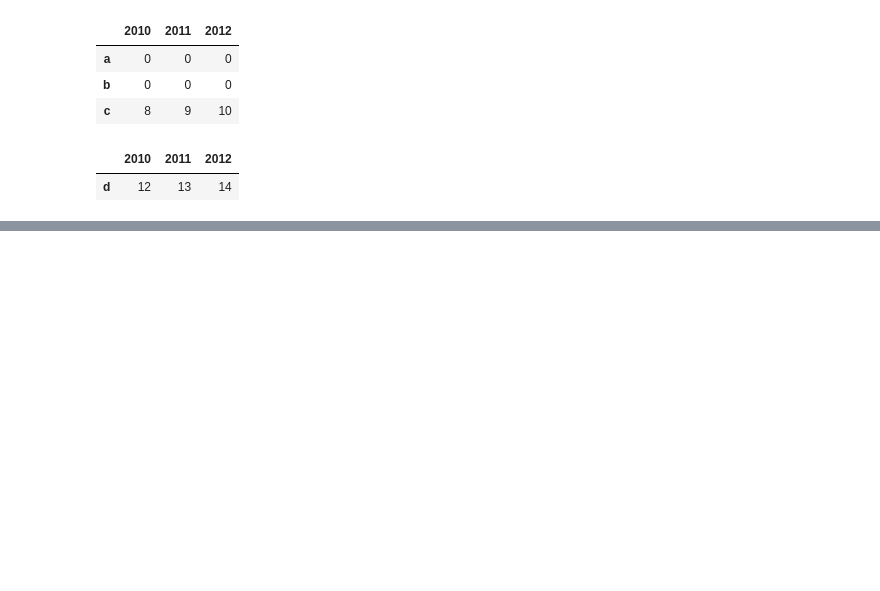
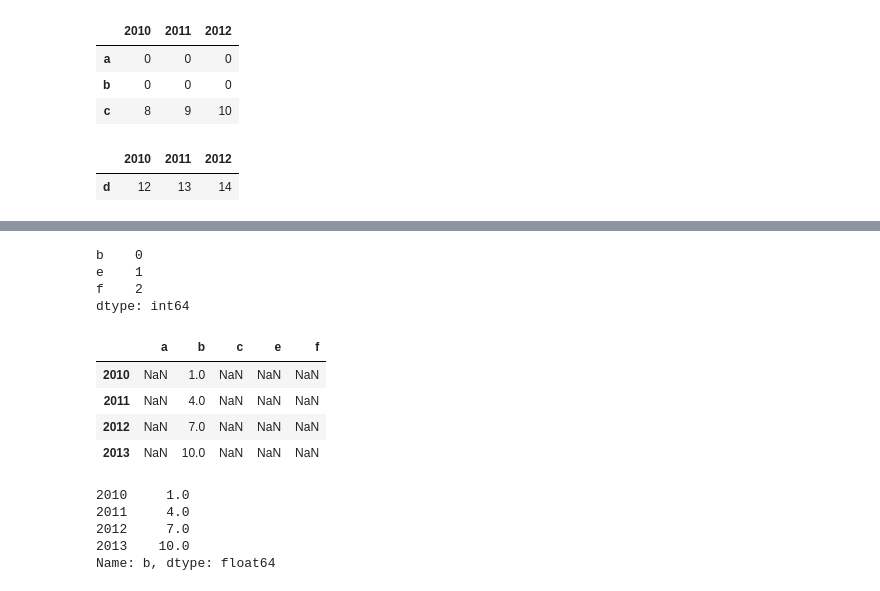
Before and after one commit to jalquisola/MachineLearningProjects, a Jupyter notebook: Pandas/Getting-Started-with-Pandas.ipynb, the cells around one changed output, grey strips where cells are left out. Cells and saved outputs as stored; diff of their text form; code cells hidden in the pictures; blank space fills up the shorter version.

Commit message:
notes on data wrangling and loading

```diff
--- a/Pandas/Getting-Started-with-Pandas.ipynb
+++ b/Pandas/Getting-Started-with-Pandas.ipynb
@@ -472,0 +574,4 @@ df.ix[df['2011'] > 10, :3]
+# %%
+#similar with DataFrames
+df = DataFrame(np.arange(12.0).reshape((4,3)), columns=list('abc'), index=["2010", "2011", "2012", "2013"])
+df
@@ -472,0 +600,27 @@ df.ix[df['2011'] > 10, :3]
+# %%
+# What if an index value is not found in either the Dataframe's columns or Series index.
+series2 = Series(range(3), index=list('bef'))
+series2
+# %% [output]
+b    0
+e    1
+f    2
+dtype: int64
+# %%
+df + series2
+# %% [output]
+|  | a | b | c | e | f |
+| 2010 | NaN | 1.0 | NaN | NaN | NaN |
+| 2011 | NaN | 4.0 | NaN | NaN | NaN |
+| 2012 | NaN | 7.0 | NaN | NaN | NaN |
+| 2013 | NaN | 10.0 | NaN | NaN | NaN |
+# %%
+# What if you want to substract a column from another column?
+series3 = df['b']
+series3
+# %% [output]
+2010     1.0
+2011     4.0
+2012     7.0
+2013    10.0
+Name: b, dtype: float64
```
Also changed, not shown: parts of 83 cells of this notebook, 6 other files.
